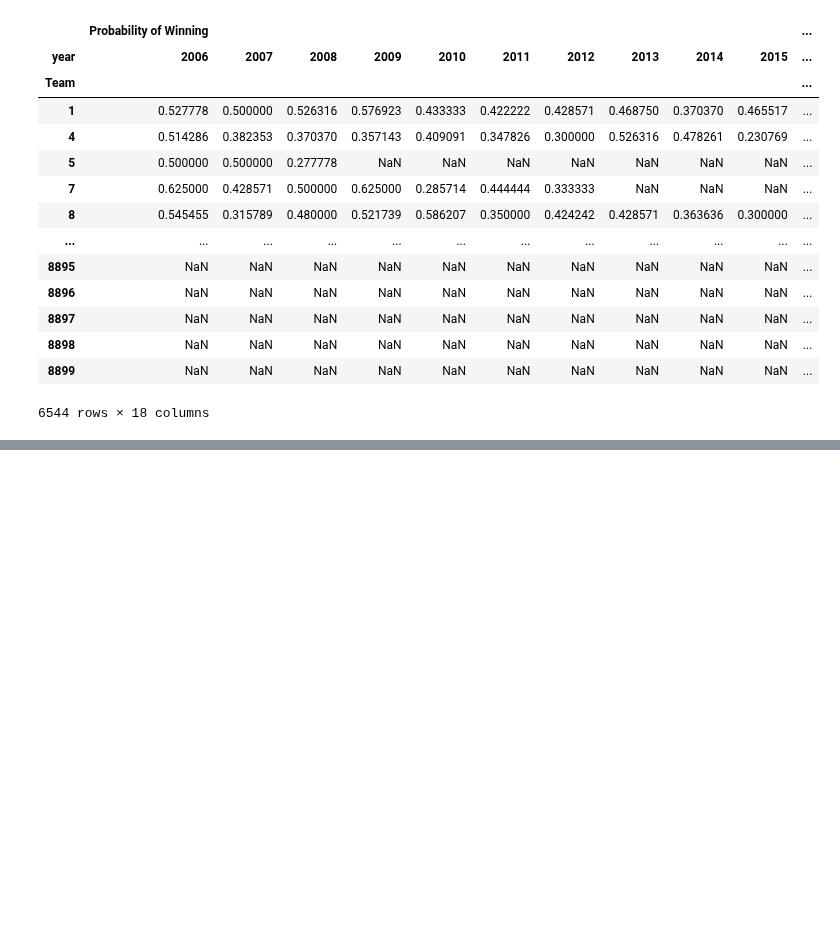
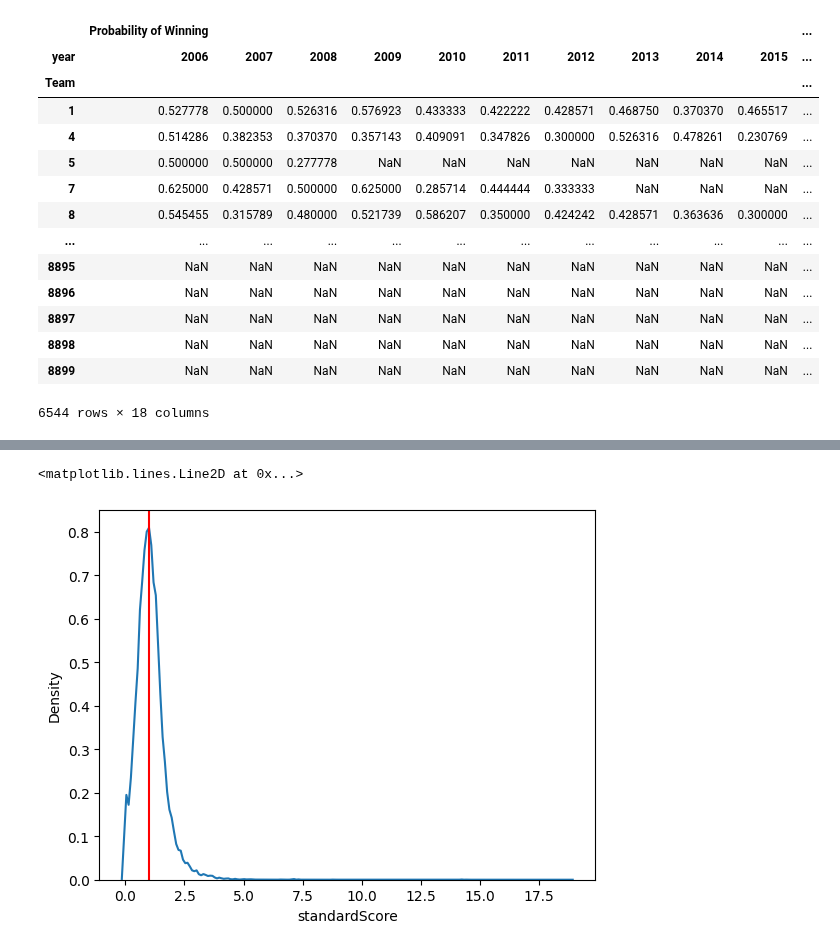
Before and after one commit to FairportRobotics/game-intelligence, a Jupyter notebook: exploratory-data-analysis.ipynb, the cells around one changed output, grey strips where cells are left out. Drawn from its saved outputs; the diff is of its cells as text; code cells hidden in the pictures; blank space fills up the shorter version.

```diff
--- a/exploratory-data-analysis.ipynb
+++ b/exploratory-data-analysis.ipynb
@@ -243,0 +246,19 @@ year_over_year_p_win = pd.DataFrame(year_over_year_p_win)
+# %%
+scores = df[['year', 'scoreRedFinal', 'Red1', 'Red2', 'Red3']].rename({'scoreRedFinal':'Score', 'Red1':'team1', 'Red2':'team2', 'Red3':'team3'}, axis=1).dropna()
+# Do the same thing for the blue alliance, and append it to the bottom
+scores = pd.concat([scores, df[['year','scoreBlueFinal', 'Blue1', 'Blue2', 'Blue3']].rename({'scoreBlueFinal':'Score', 'Blue1':'team1', 'Blue2':'team2', 'Blue3':'team3'}, axis=1).dropna()])
+
+temp = scores.groupby('year')['Score'].median().reset_index().rename({'Score':'medianScore'}, axis=1)
+
+temp2 = pd.merge(scores, temp, on='year')
+
+temp2['standardScore'] = temp2['Score']/temp2['medianScore']
+#temp2
+
+viz_data = temp2['standardScore']
+
+graph = sns.kdeplot(viz_data)
+graph.axvline(1, color = 'r')
+# %% [output]
+<matplotlib.lines.Line2D at 0x...>
+[figure, added]
```
Also changed, not shown: parts of 1 cell of this notebook.
